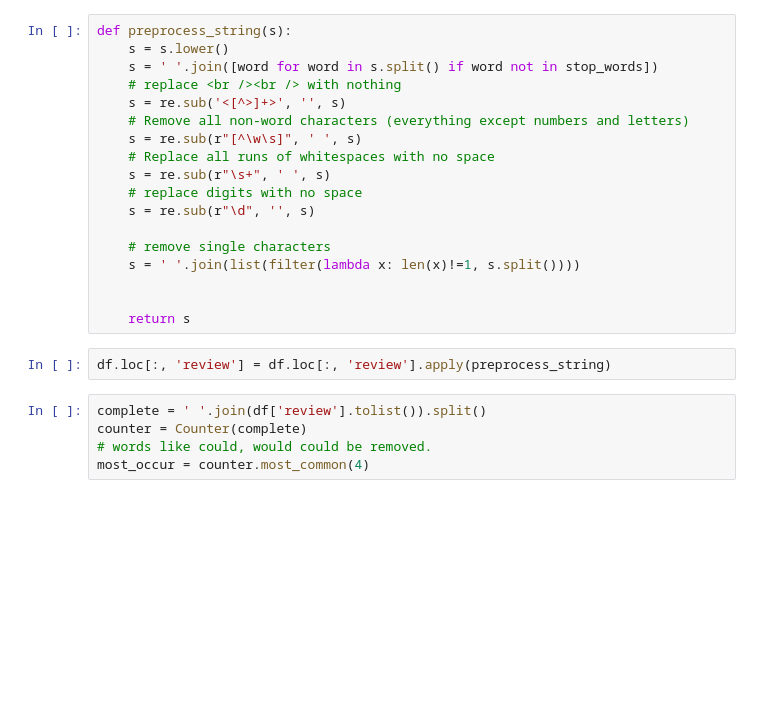
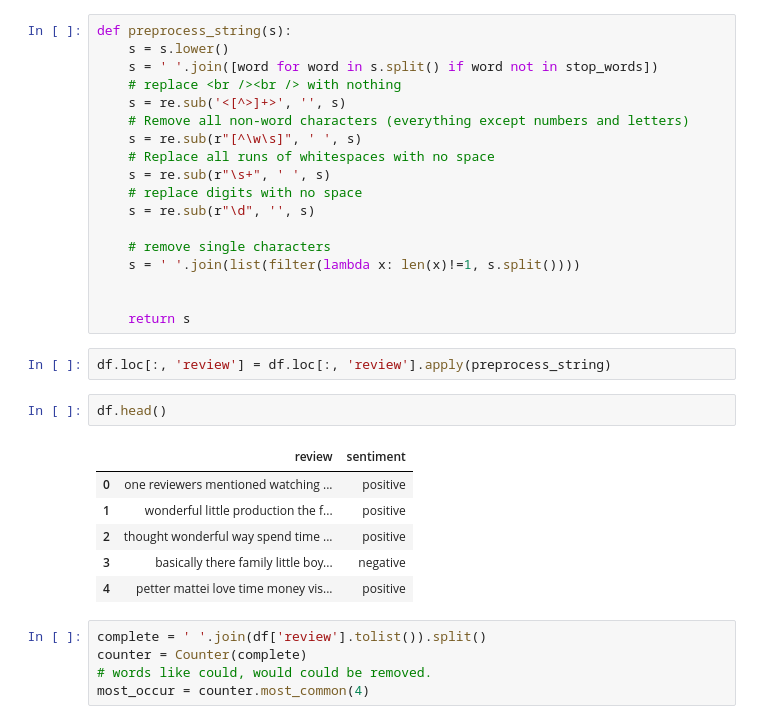
Before and after one commit to MonojitSarkar/self-attention-network-sentiment-classification, a Jupyter notebook: san-sentiment-visualization.ipynb, the cells around one changed output. Drawn from its saved outputs; the diff is of its cells as text; blank space fills up the shorter version.

```diff
--- a/san-sentiment-visualization.ipynb
+++ b/san-sentiment-visualization.ipynb
@@ -73,6 +73,15 @@ def preprocess_string(s):
     return s
 # %%
 df.loc[:, 'review'] = df.loc[:, 'review'].apply(preprocess_string)
+# %%
+df.head()
+# %% [output]
+|  | review | sentiment |
+| 0 | one reviewers mentioned watching ... | positive |
+| 1 | wonderful little production the f... | positive |
+| 2 | thought wonderful way spend time ... | positive |
+| 3 | basically there family little boy... | negative |
+| 4 | petter mattei love time money vis... | positive |
 # %%
 complete = ' '.join(df['review'].tolist()).split()
 counter = Counter(complete)
```
Also changed, not shown: parts of 19 cells of this notebook.
